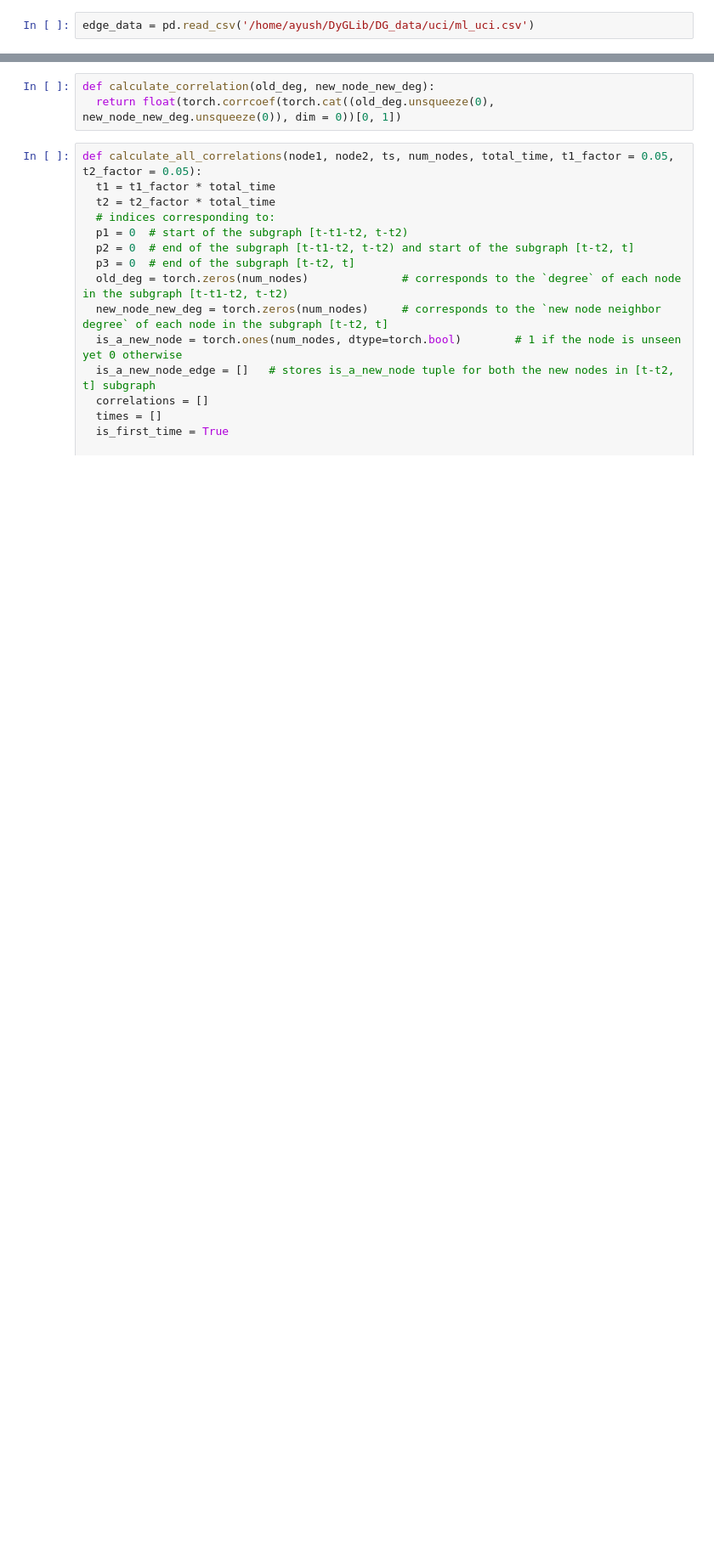
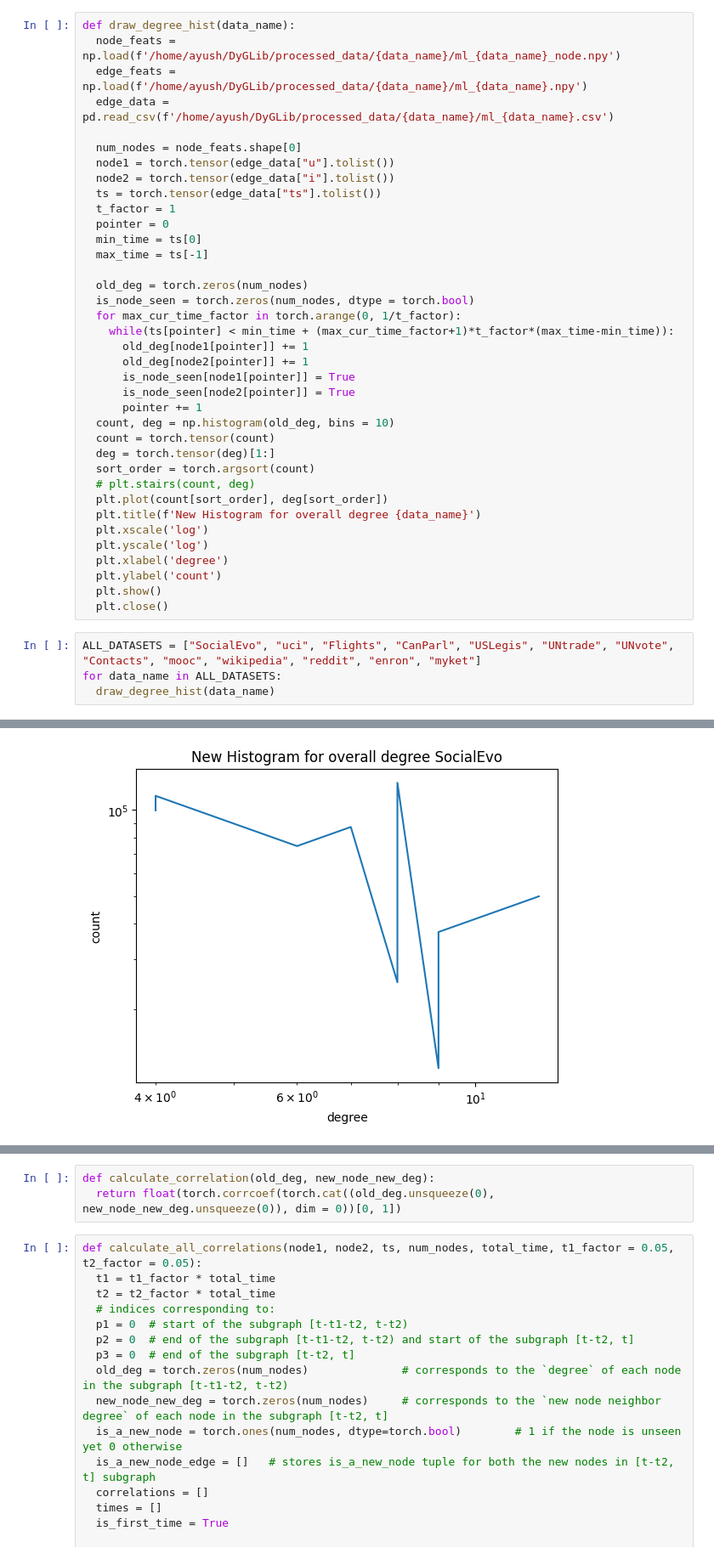
Before and after one commit to webster-781/DyGLib, a Jupyter notebook: scripts/dataset_analysis.ipynb, the cells around one changed output, grey strips where cells are left out. Shown: that part at 85% size. Cells and saved outputs as stored; diff of their text form; blank space fills up the shorter version.

```diff
--- a/scripts/dataset_analysis.ipynb
+++ b/scripts/dataset_analysis.ipynb
@@ -10,2 +8,42 @@ num_nodes = node_feats.shape[0]
-# %%
-edge_data = pd.read_csv('/home/ayush/DyGLib/DG_data/uci/ml_uci.csv')
+# %%
+def draw_degree_hist(data_name):
+  node_feats = np.load(f'/home/ayush/DyGLib/processed_data/{data_name}/ml_{data_name}_node.npy')
+  edge_feats = np.load(f'/home/ayush/DyGLib/processed_data/{data_name}/ml_{data_name}.npy')
+  edge_data = pd.read_csv(f'/home/ayush/DyGLib/processed_data/{data_name}/ml_{data_name}.csv')
+
+  num_nodes = node_feats.shape[0]
+  node1 = torch.tensor(edge_data["u"].tolist())
+  node2 = torch.tensor(edge_data["i"].tolist())
+  ts = torch.tensor(edge_data["ts"].tolist())
+  t_factor = 1
+  pointer = 0
+  min_time = ts[0]
+  max_time = ts[-1]
+
+  old_deg = torch.zeros(num_nodes)
+  is_node_seen = torch.zeros(num_nodes, dtype = torch.bool)
+  for max_cur_time_factor in torch.arange(0, 1/t_factor):
+    while(ts[pointer] < min_time + (max_cur_time_factor+1)*t_factor*(max_time-min_time)):
+      old_deg[node1[pointer]] += 1
+      old_deg[node2[pointer]] += 1
+      is_node_seen[node1[pointer]] = True
+      is_node_seen[node2[pointer]] = True
+      pointer += 1
+  count, deg = np.histogram(old_deg, bins = 10)
+  count = torch.tensor(count)
+  deg = torch.tensor(deg)[1:]
+  sort_order = torch.argsort(count)
+  # plt.stairs(count, deg)
+  plt.plot(count[sort_order], deg[sort_order])
+  plt.title(f'New Histogram for overall degree {data_name}')
+  plt.xscale('log')
+  plt.yscale('log')
+  plt.xlabel('degree')
+  plt.ylabel('count')
+  plt.show()
+  plt.close()
+# %%
+ALL_DATASETS = ["SocialEvo", "uci", "Flights", "CanParl", "USLegis", "UNtrade", "UNvote", "Contacts", "mooc", "wikipedia", "reddit", "enron", "myket"]
+for data_name in ALL_DATASETS:
+  draw_degree_hist(data_name)
+# %% [output]
@@ -11,0 +53 @@ edge_data = pd.read_csv('/home/ayush/DyGLib/DG_data/uci/ml_uci.csv')
+[figure, added]
```
Also changed, not shown: parts of 4 cells of this notebook, 1 other file.
